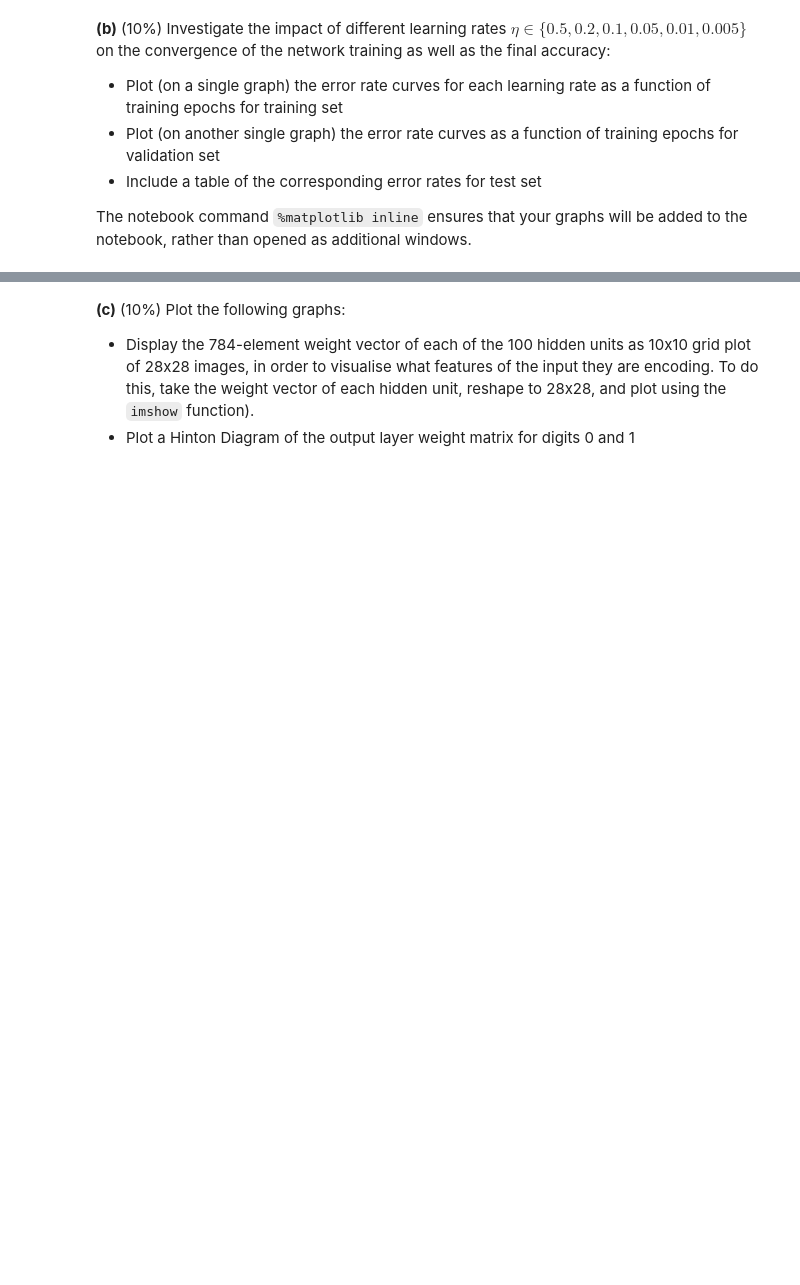
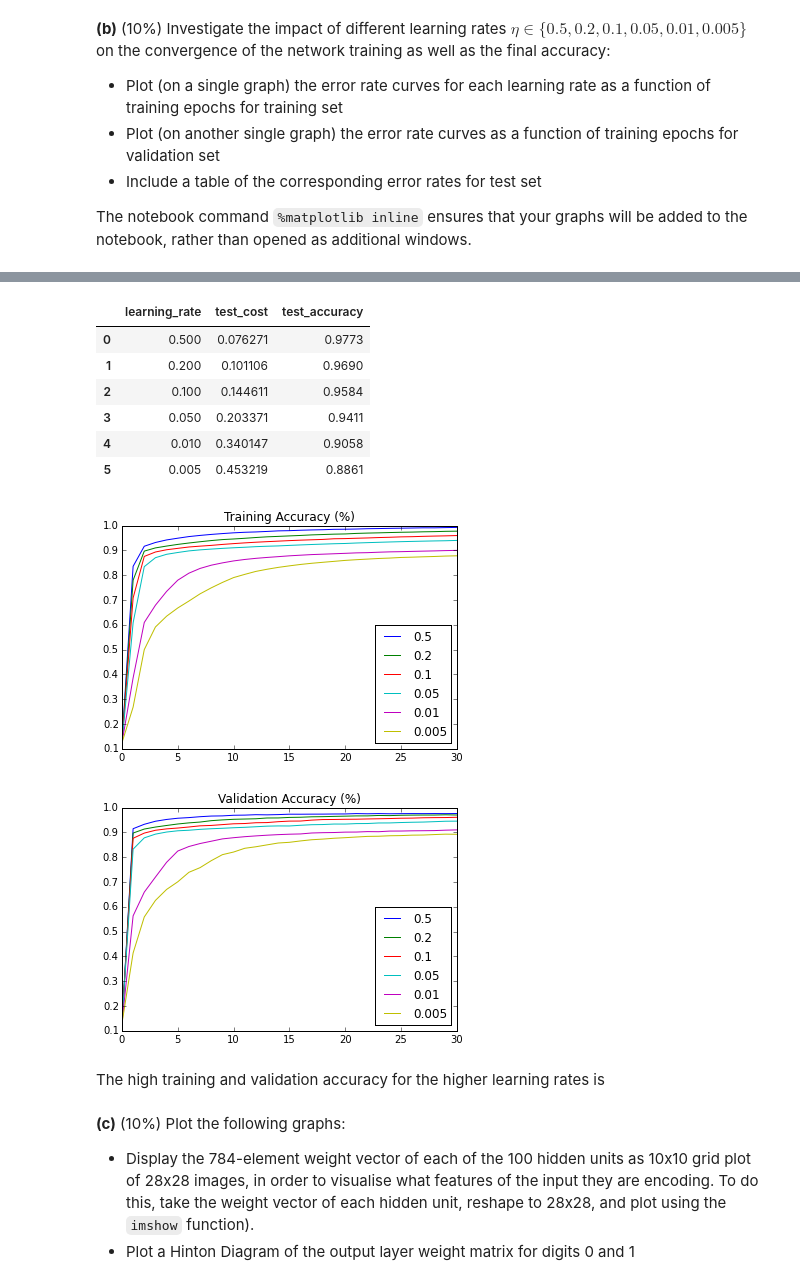
Before and after one commit to kungfujam/mlpractical, a Jupyter notebook: 03_MLP_Coursework1.ipynb, the cells around one changed output, grey strips where cells are left out. Cells and saved outputs as stored; diff of their text form; code cells hidden in the pictures; blank space fills up the shorter version.

```diff
--- a/03_MLP_Coursework1.ipynb
+++ b/03_MLP_Coursework1.ipynb
@@ -246,3 +331,50 @@ The notebook command `%matplotlib inline` ensures that your graphs will be added
+# %%
+%matplotlib inline
+import matplotlib.pyplot as plt
+import pandas as pd
+
+# Plot (on a single graph) the error rate curves for each learning rate as a function of training epochs for training set
+tmp = [m['tr_stats'] for m in grid]
+df = pd.DataFrame(np.array([np.array(i)[:,1] for i in tmp]).T, columns=learning_rates)
+df.plot().set_title('Training Accuracy (%)')
+
+# Plot (on another single graph) the error rate curves as a function of training epochs for validation set
+tmp = [m['valid_stats'] for m in grid]
+df = pd.DataFrame(np.array([np.array(i)[:,1] for i in tmp]).T, columns=learning_rates)
+df.plot().set_title('Validation Accuracy (%)')
+
+# Include a table of the corresponding error rates for test set
+testres = pd.DataFrame(grid)[['learning_rate', 'test_cost', 'test_accuracy']]
+testres
+
+# plt.subplot(211)
+# for learning_rate
+# plt.plot([1,2,3], label="test1")
+# plt.plot([3,2,1], label="test2")
+# # Place a legend above this legend, expanding itself to
+# # fully use the given bounding box.
+# plt.legend(bbox_to_anchor=(0., 1.02, 1., .102), loc=3,
+#            ncol=2, mode="expand", borderaxespad=0.)
+
+# plt.subplot(223)
+# plt.plot([1,2,3], label="test1")
+# plt.plot([3,2,1], label="test2")
+# # Place a legend to the right of this smaller figure.
+# plt.legend(bbox_to_anchor=(1.05, 1), loc=2, borderaxespad=0.)
+
+# plt.show()
+# %% [output]
+|  | learning_rate | test_cost | test_accuracy |
+| 0 | 0.500 | 0.076271 | 0.9773 |
+| 1 | 0.200 | 0.101106 | 0.9690 |
+| 2 | 0.100 | 0.144611 | 0.9584 |
+| 3 | 0.050 | 0.203371 | 0.9411 |
+| 4 | 0.010 | 0.340147 | 0.9058 |
+| 5 | 0.005 | 0.453219 | 0.8861 |
+[figure, added]
+[figure, added]
+# %% [markdown]
+The high training and validation accuracy for the higher learning rates is
 # %% [markdown]
 **(c)** (10%) Plot the following graphs:
   * Display the 784-element weight vector of each of the 100 hidden units as 10x10 grid plot of 28x28 images, in order to visualise what features of the input they are encoding.  To do this, take the weight vector of each hidden unit, reshape to 28x28, and plot using the `imshow` function).
```
Also changed, not shown: parts of 12 cells of this notebook.
